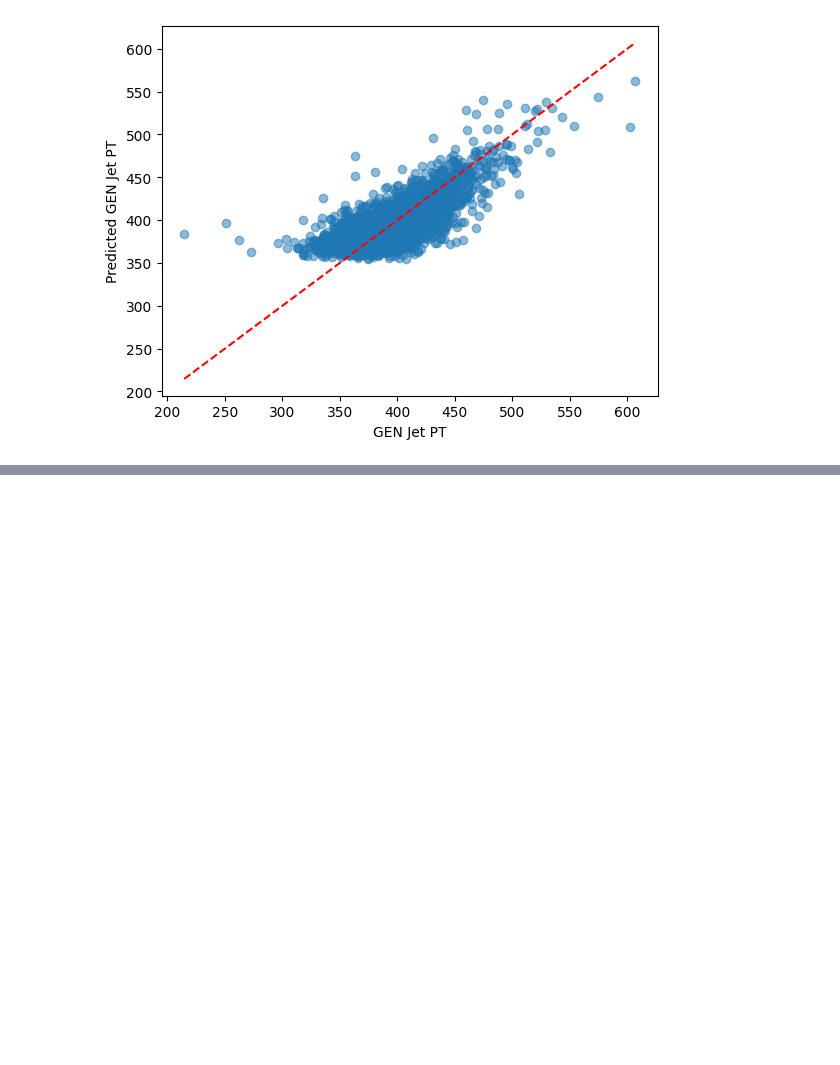
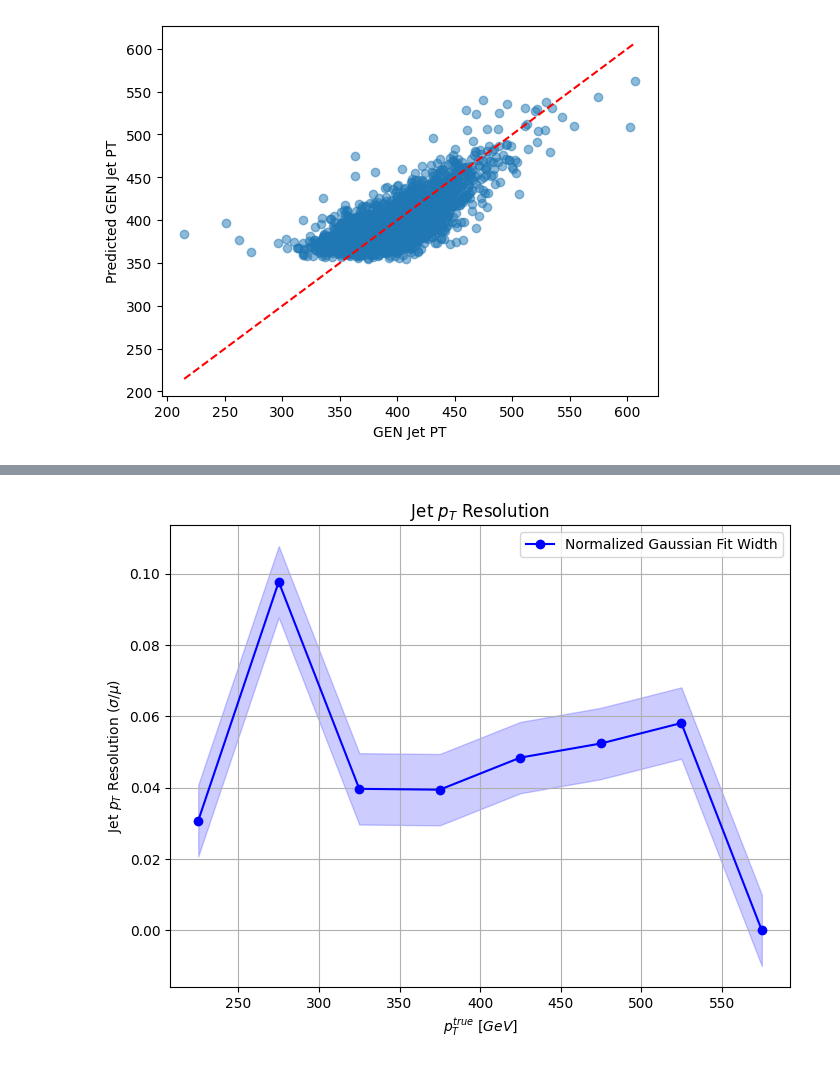
Before and after one commit to FrankSun0616/Brown_Jet_Physics_Research, a Jupyter notebook: Jet_DNN.ipynb, the cells around one changed output, grey strips where cells are left out. Cells and saved outputs as stored; diff of their text form; code cells hidden in the pictures; blank space fills up the shorter version.

```diff
--- a/Jet_DNN.ipynb
+++ b/Jet_DNN.ipynb
@@ -486,0 +531,26 @@ plt.show()
+# %%
+# Initialize lists for responses and resolution (standard deviation normalized by the mean)
+resolution = []
+
+for i in range(len(bin_edges)-1):
+    bin_mask = (y_test >= bin_edges[i]) & (y_test < bin_edges[i+1])
+    response_ratios = predictions[bin_mask] / y_test[bin_mask]
+
+    if len(response_ratios) > 0:
+        (mu, sigma) = norm.fit(response_ratios)
+        resolution.append(sigma / mu)  # Normalized resolution
+    else:
+        resolution.append(np.nan)
+
+# Plotting resolution
+plt.figure(figsize=(8, 6))
+plt.plot(bin_centers, resolution, 'o-', label='Normalized Gaussian Fit Width', color='blue')
+plt.fill_between(bin_centers, np.array(resolution) - 0.01, np.array(resolution) + 0.01, color='blue', alpha=0.2)  # Assuming small constant error bounds for clarity
+plt.xlabel(r'$p_T^{true} \ [GeV]$')
+plt.ylabel(r'Jet $p_T$ Resolution ($\sigma/\mu$)')
+plt.title('Jet $p_T$ Resolution')
+plt.legend()
+plt.grid(True)
+plt.show()
+# %% [output]
+[figure, added]
```
Also changed, not shown: parts of 4 cells of this notebook.
